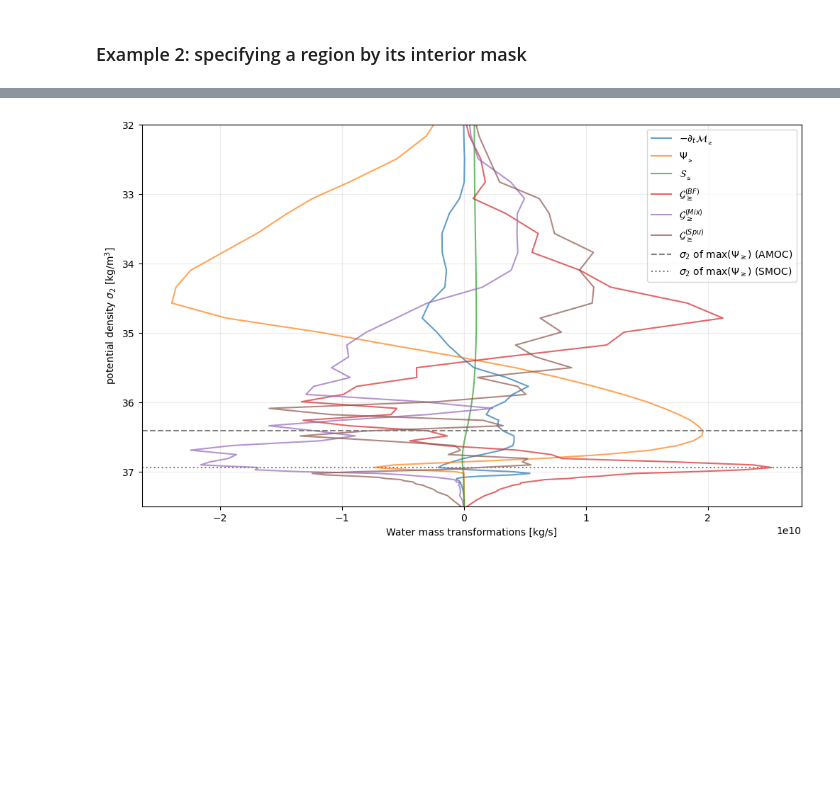
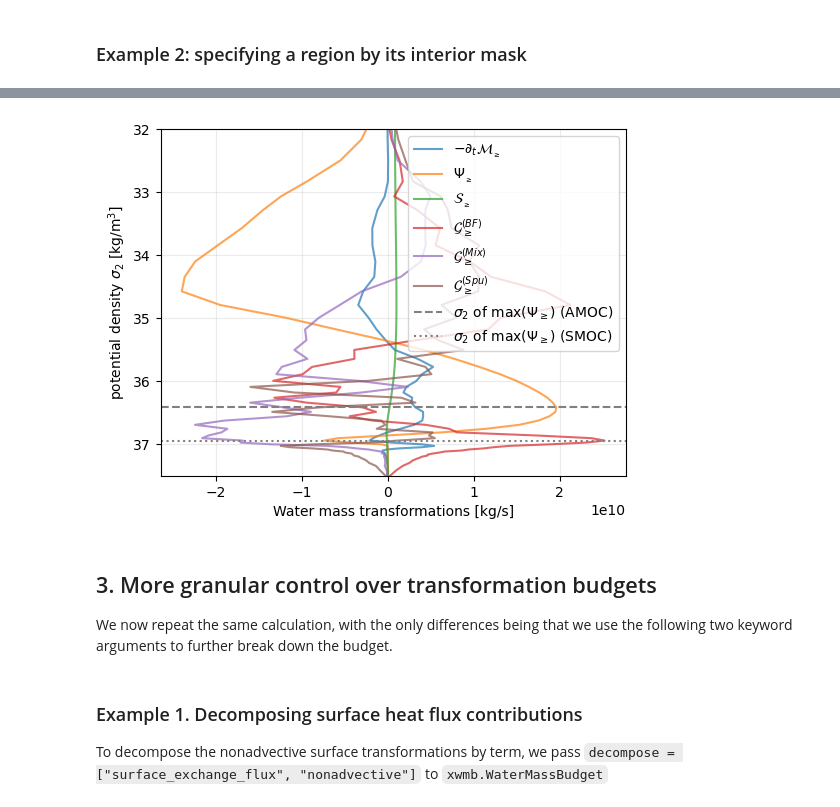
Before and after one commit to hdrake/xwmb_examples, a Jupyter notebook: examples/MOM6_global.ipynb, the cells around one changed output, grey strips where cells are left out. Cells and saved outputs as stored; diff of their text form; code cells hidden in the pictures; blank space fills up the shorter version.

Commit message:
Decompose issue solved, modified SOSE and MOM6_global

```diff
--- a/examples/MOM6_global.ipynb
+++ b/examples/MOM6_global.ipynb
@@ -264,26 +272,34 @@ with warnings.catch_warnings():
     wmt = wmb.wmt.squeeze()
     wmt.load()
 # %%
-plt.figure(figsize=(12,7))
+plt.figure(figsize=(6,4.5))
 
 kwargs = {"alpha":0.7, "lw":1.5}
 
 plt.plot(-wmt.mass_tendency,                wmt.sigma2_l_target, label=r"$-\partial_{t} \mathcal{M}_{_{\geq}}$",**kwargs)
 plt.plot( wmt.convergent_mass_transport,    wmt.sigma2_l_target, label=r"$\Psi_{_{\geq}}$",                   **kwargs)
 plt.plot( wmt.mass_source,                  wmt.sigma2_l_target, label=r"$\mathcal{S}_{_{\geq}}$",            **kwargs)
 plt.plot( wmt.boundary_fluxes,              wmt.sigma2_l_target, label=r"$\mathcal{G}^{(BF)}_{\geq}$",      **kwargs)
 plt.plot( wmt.diffusion,                    wmt.sigma2_l_target, label=r"$\mathcal{G}^{(Mix)}_{\geq}$",     **kwargs)
 plt.plot( wmt.spurious_numerical_mixing,    wmt.sigma2_l_target, label=r"$\mathcal{G}^{(Spu)}_{\geq}$", **kwargs)
 sigma2_amoc = wmt.convergent_mass_transport.idxmax().compute()
 sigma2_smoc = wmt.convergent_mass_transport.sel(sigma2_l_target=slice(sigma2_amoc, None)).idxmin().compute()
 plt.axhline(sigma2_amoc, color="grey", linestyle="dashed", label="$\sigma_{2}$ of $\max(\Psi_{\geq})$ (AMOC)")
 plt.axhline(sigma2_smoc, color="grey", linestyle="dotted", label="$\sigma_{2}$ of $\max(\Psi_{\geq})$ (SMOC)")
 
 
 plt.legend(loc="upper right")
 plt.grid(True, alpha=0.25)
 plt.ylabel(r"potential density $\sigma_{2}$ [kg/m$^{3}$]");
 plt.xlabel("Water mass transformations [kg/s]")
 plt.ylim(37.5, 32);
 # %% [output]
-[figure, old version]
+[figure, new version]
+# %% [markdown]
+## 3. More granular control over transformation budgets
+
+We now repeat the same calculation, with the only differences being that we use the following two keyword arguments to further break down the budget.
+# %% [markdown]
+### Example 1. Decomposing surface heat flux contributions
+
+To decompose the nonadvective surface transformations by term, we pass `decompose = ["surface_exchange_flux", "nonadvective"]` to `xwmb.WaterMassBudget`
```
Also changed, not shown: parts of 23 cells of this notebook, 1 other file.
